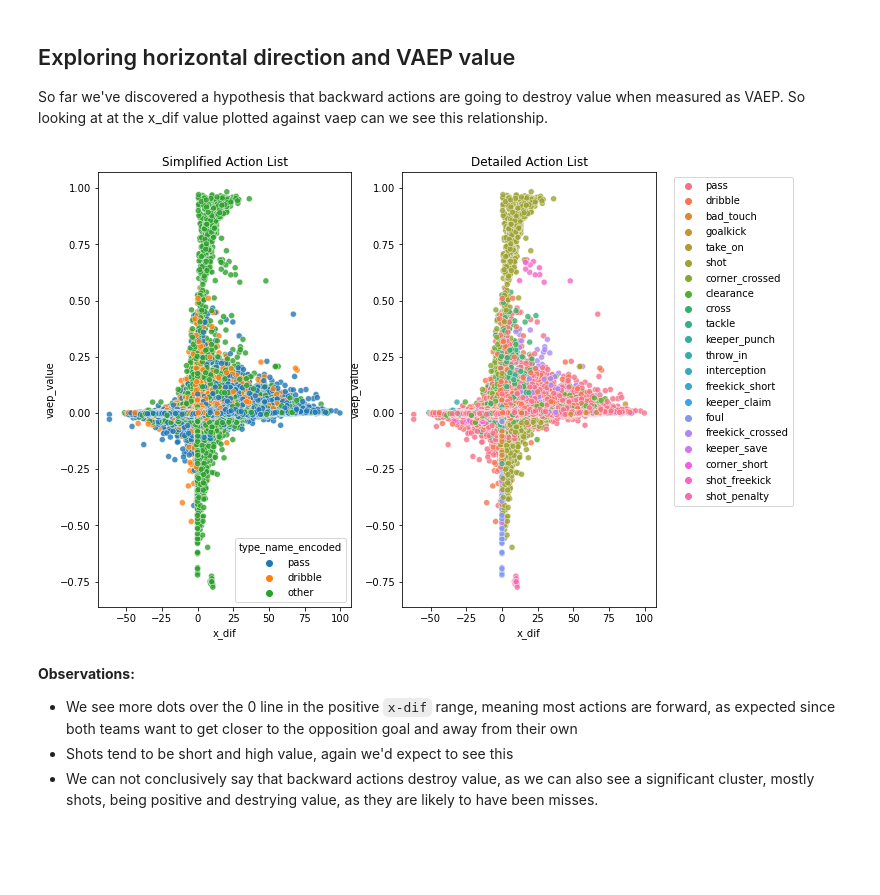
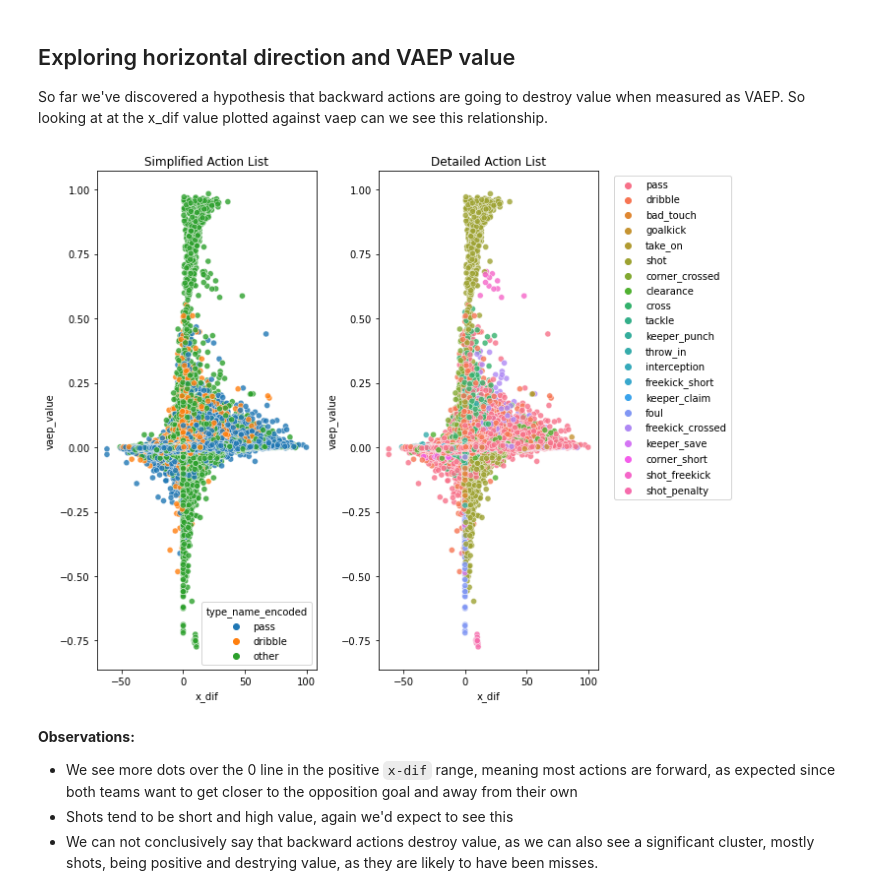
Before and after one commit to alexmihalache/Football-Analytics-Capstone---BrainStation-Final-Project, a Jupyter notebook: 3 - Initial Analysis.ipynb, the cells around one changed output. Cells and saved outputs as stored; diff of their text form; code cells hidden in the pictures; blank space fills up the shorter version.

```diff
--- a/3 - Initial Analysis.ipynb
+++ b/3 - Initial Analysis.ipynb
@@ -149,15 +149,16 @@ So far we've discovered a hypothesis that backward actions are going to destroy
 # %%
 plt.subplots(1,2, figsize=(10,8))
 plt.subplot(1,2,1)
 sns.scatterplot(data=vaep, x='x_dif', y='vaep_value', hue='type_name_encoded', alpha=0.8)
 plt.title('Simplified Action List')
 plt.subplot(1,2,2)
 sns.scatterplot(data=vaep, x='x_dif', y='vaep_value', hue='type_name', alpha=0.8)
 plt.legend(bbox_to_anchor=(1.05, 1.0), loc='upper left')
 plt.title('Detailed Action List')
+plt.tight_layout()
 plt.show()
 # %% [output]
-[figure, old version]
+[figure, new version]
 # %% [markdown]
 **Observations:**
 
```
Also changed, not shown: 3 other files.
